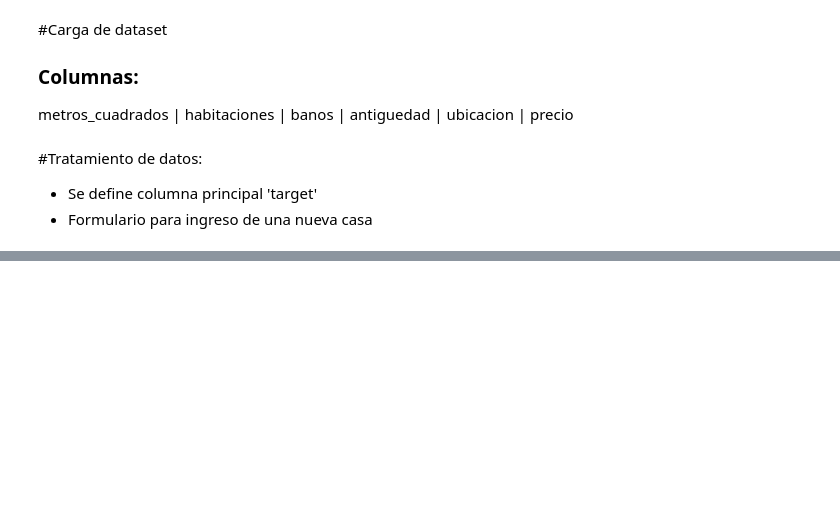
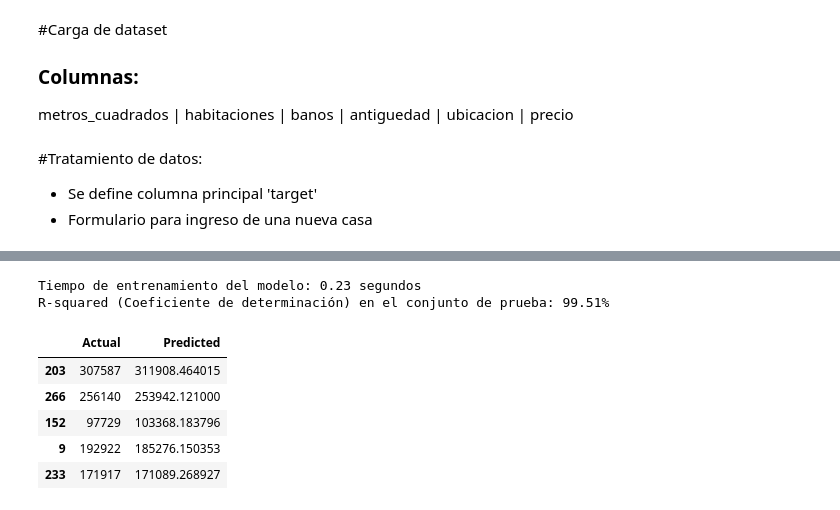
Before and after one commit to IvanRavarotto/Precios_Casas, a Jupyter notebook: Precio_Casas.ipynb, the cells around one changed output, grey strips where cells are left out. Drawn from its saved outputs; the diff is of its cells as text; code cells hidden in the pictures; blank space fills up the shorter version.

```diff
--- a/Precio_Casas.ipynb
+++ b/Precio_Casas.ipynb
@@ -48,0 +45,50 @@ from sklearn.ensemble import GradientBoostingRegressor
+# %%
+from sklearn.ensemble import GradientBoostingRegressor
+#Se importa libreria para separar la base de datos para entrenamiento y pruebas:
+from sklearn.model_selection import train_test_split
+
+# Aplicar One-Hot Encoding a la columna 'ubicacion' antes de dividir los datos
+X = pd.get_dummies(X, columns=['ubicacion'], drop_first=True)
+
+#Se separan los datos 80/20 para entrenamiento y pruebas
+X_train, X_test, Y_train, Y_test = train_test_split(X, Y, test_size=0.2, random_state=42)
+#test_size se utiliza para indicar cual es el porcentaje de los datos que seran utilziados para testeo/prueba
+# %%
+import time
+from sklearn.metrics import r2_score
+
+# Medir el tiempo de entrenamiento
+start_time = time.time()
+model = GradientBoostingRegressor(random_state=42)
+model.fit(X_train, Y_train)
+end_time = time.time()
+training_time = end_time - start_time
+
+print(f"Tiempo de entrenamiento del modelo: {training_time:.2f} segundos")
+
+# Realizar predicciones sobre el conjunto de prueba para calcular el R-squared
+Y_pred = model.predict(X_test)
+r_squared = r2_score(Y_test, Y_pred)
+
+porcentaje = r_squared * 100;
+
+print(f"R-squared (Coeficiente de determinación) en el conjunto de prueba: {porcentaje:.2f}%")
+# %% [output]
+Tiempo de entrenamiento del modelo: 0.23 segundos
+R-squared (Coeficiente de determinación) en el conjunto de prueba: 99.51%
+# %%
+# Realizar predicciones sobre el conjunto de prueba
+Y_pred = model.predict(X_test)
+
+# Crear un DataFrame para facilitar la comparación
+results_df = pd.DataFrame({'Actual': Y_test, 'Predicted': Y_pred})
+
+# Mostrar las primeras filas de la comparación
+display(results_df.head())
+# %% [output]
+|  | Actual | Predicted |
+| 203 | 307587 | 311908.464015 |
+| 266 | 256140 | 253942.121000 |
+| 152 | 97729 | 103368.183796 |
+| 9 | 192922 | 185276.150353 |
+| 233 | 171917 | 171089.268927 |
```
Also changed, not shown: parts of 6 cells of this notebook.
